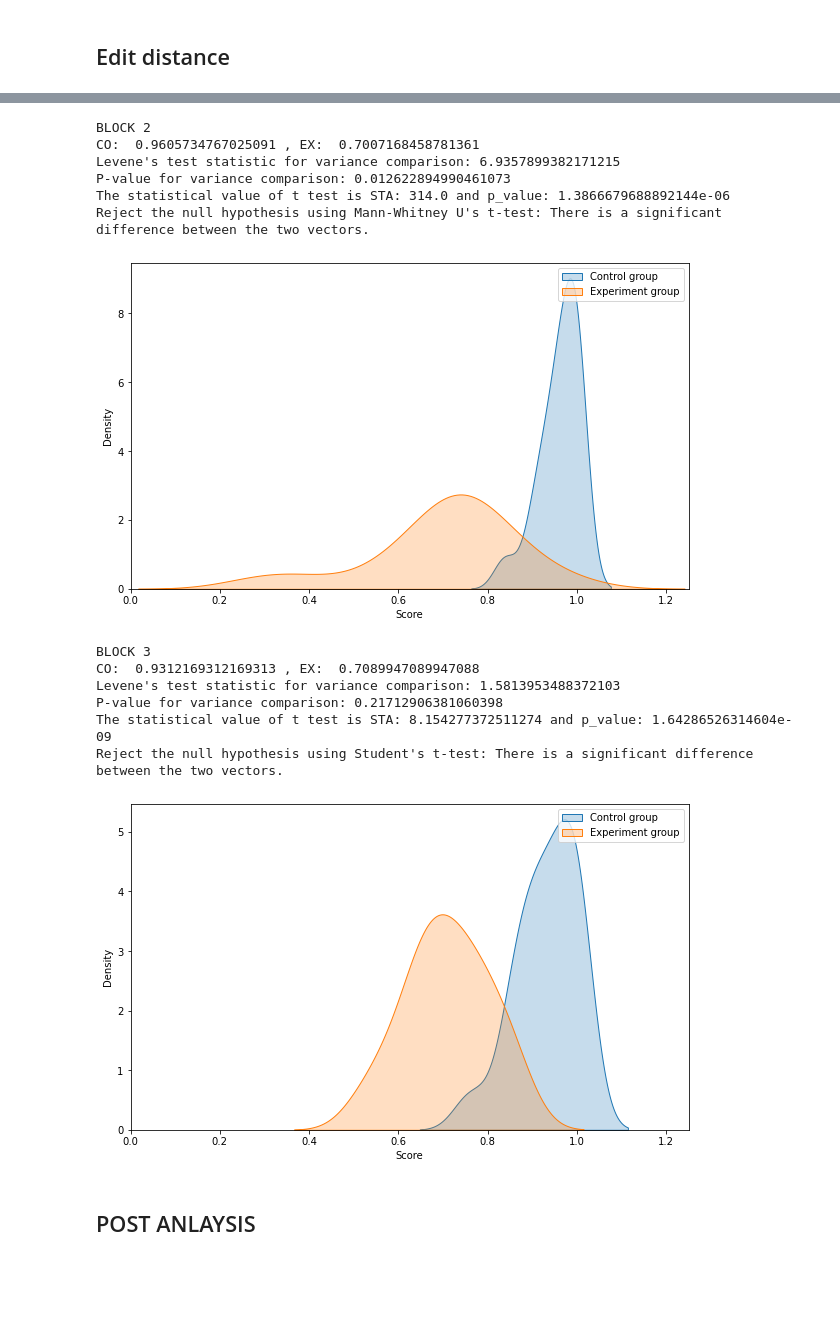
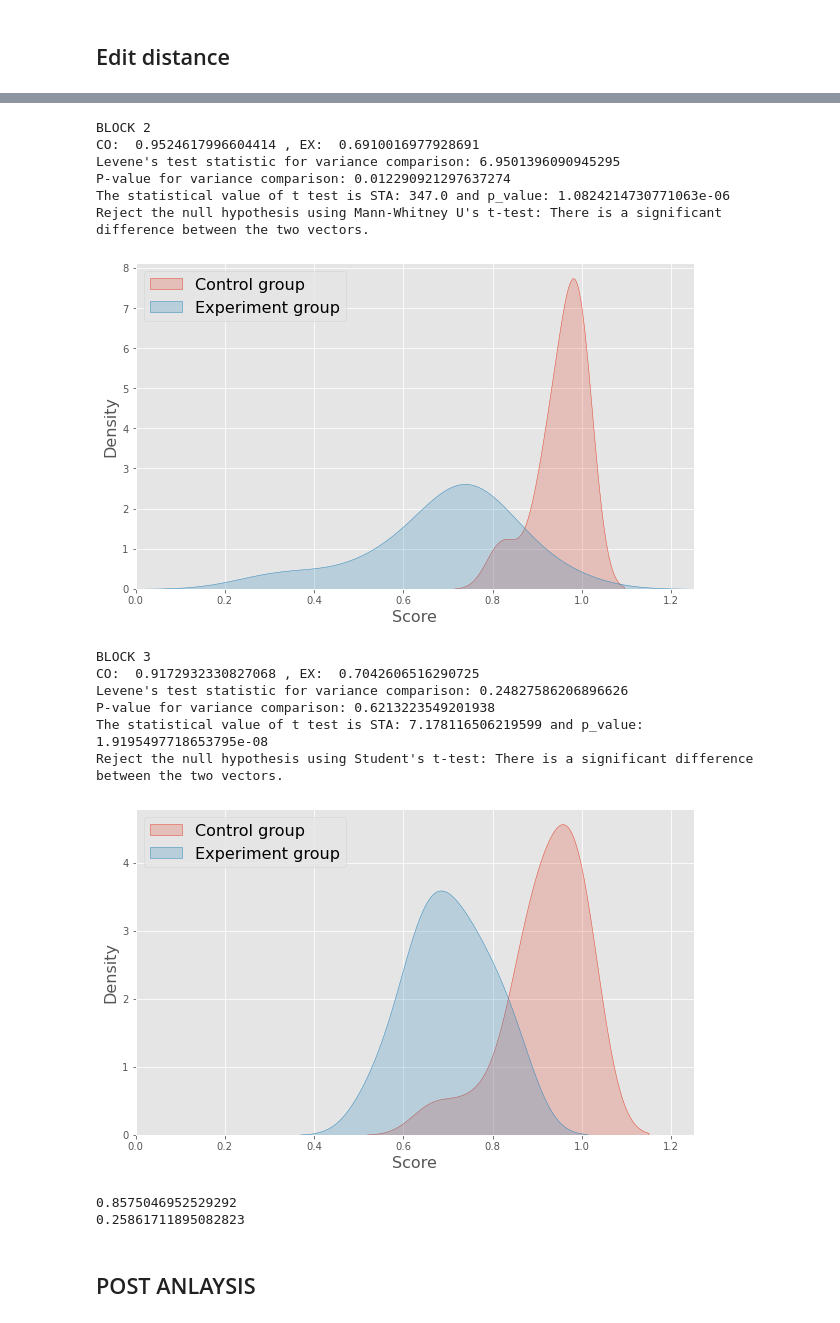
Before and after one commit to hinczhang/GraduteThesis_Master, a Jupyter notebook: EXP_DATA/group_diff.ipynb, the cells around one changed output, grey strips where cells are left out. Saved outputs shown, nothing was run; the diff lists cells and outputs as text; code cells hidden in the pictures; blank space fills up the shorter version.

```diff
--- a/EXP_DATA/group_diff.ipynb
+++ b/EXP_DATA/group_diff.ipynb
@@ -360,8 +358,8 @@ def model_analysis(scene_familiar, average_sod, familiar_mr, score, name = "defa
 # %% [markdown]
 ### Import data
 # %%
-CO_NUMS = list(range(1, 19))
-EX_NUMS = list(range(1, 19))
+CO_NUMS = list(range(1, 20))
+EX_NUMS = list(range(1, 20))
 co_json_datas = []
 ex_json_datas = []
 for name in CO_NUMS:
@@ -636,9 +648,16 @@ Reject the null hypothesis using Mann-Whitney U's t-test: There is a significant
 # %%
+def perform_anova(*data_arrays):
+    f_statistic, p_value = f_oneway(*data_arrays)
+    return p_value
+e_1 = []
+e_2 = []
+c_1 = []
+c_2 = []
 for idx, (df_c, df_e) in enumerate(zip(dataframes_co, dataframes_ex)):
     grouped_c = df_c.groupby("TYPE")
     grouped_e = df_e.groupby("TYPE")
     # 提取列名为 "1~12" 的列
-    columns_to_average = [str(i) for i in range(1, 18)]
+    columns_to_average = [str(i) for i in range(1, 20)]
     print("BLOCK ", idx + 1)
     # 计算每个分组中 "1~12" 列的平均值
     averages_e = grouped_e[columns_to_average].mean()
@@ -647,6 +666,14 @@ for idx, (df_c, df_e) in enumerate(zip(dataframes_co, dataframes_ex)):
     row_list_e_2 = averages_e.iloc[1].tolist()
     row_list_c_1 = averages_c.iloc[0].tolist()
     row_list_c_2 = averages_c.iloc[1].tolist()
+    e_1.append(row_list_e_1)
+    e_2.append(row_list_e_2)
+    c_1.append(row_list_c_1)
+    c_2.append(row_list_c_2)
     draw_kde_BLOCK(row_list_c_1, row_list_e_1, row_list_c_2, row_list_e_2, "quant_block" + str(idx + 1))
+print(perform_anova(e_1[0], e_1[1], e_1[2]))
+print(perform_anova(e_2[0], e_2[1], e_2[2]))
+print(perform_anova(c_1[0], c_1[1], c_1[2]))
+print(perform_anova(c_2[0], c_2[1], c_2[2]))
 # %% [output]
 BLOCK  1
@@ -718,4 +773,6 @@ Reject the null hypothesis using Mann-Whitney U's t-test: There is a significant
 # %%
+e_e = []
+e_c = []
 for i in range(3):
     array_c = [item[i] for item in co_edit_score]
     array_e = [item[i] for item in ex_edit_score]
@@ -723,16 +780,20 @@ for i in range(3):
     print("CO: ", np.mean(array_c), ", EX: ", np.mean(array_e))
     diff_analysis(array_c, array_e)
     # 绘制两组数据的核密度估计图
+    e_e.append(array_e)
+    e_c.append(array_c)
     plt.figure(figsize=(10, 6))
     sns.kdeplot(array_c, label='Control group', fill=True)
     sns.kdeplot(array_e, label='Experiment group', fill=True)
-    plt.xlabel('Score')
-    plt.ylabel('Density')
+    plt.xlabel('Score', fontsize = 16)
+    plt.ylabel('Density', fontsize = 16)
     # plt.title('Kernel Density Estimate of Two Data Sets')
-    plt.legend()
+    plt.legend(fontsize = 16, loc='upper left')
     plt.xlim(0, 1.25)
     plt.savefig("edit_block" + str(i + 1) + ".png")
     plt.show()
     print("\n")
+print(perform_anova(e_e[0], e_e[1], e_e[2]))
+print(perform_anova(e_c[0], e_c[1], e_c[2]))
 # %% [output]
 BLOCK 1
@@ -745,17 +806,19 @@ Reject the null hypothesis using Mann-Whitney U's t-test: There is a significant
 BLOCK 2
-CO:  0.9605734767025091 , EX:  0.7007168458781361
-Levene's test statistic for variance comparison: 6.9357899382171215
-P-value for variance comparison: 0.012622894990461073
-The statistical value of t test is STA: 314.0 and p_value: 1.3866679688892144e-06
+CO:  0.9524617996604414 , EX:  0.6910016977928691
+Levene's test statistic for variance comparison: 6.9501396090945295
+P-value for variance comparison: 0.012290921297637274
+The statistical value of t test is STA: 347.0 and p_value: 1.0824214730771063e-06
 Reject the null hypothesis using Mann-Whitney U's t-test: There is a significant difference between the two vectors.
-[figure, old version]
+[figure, new version]
 BLOCK 3
-CO:  0.9312169312169313 , EX:  0.7089947089947088
-Levene's test statistic for variance comparison: 1.5813953488372103
-P-value for variance comparison: 0.21712906381060398
-The statistical value of t test is STA: 8.154277372511274 and p_value: 1.64286526314604e-09
+CO:  0.9172932330827068 , EX:  0.7042606516290725
+Levene's test statistic for variance comparison: 0.24827586206896626
+P-value for variance comparison: 0.6213223549201938
+The statistical value of t test is STA: 7.178116506219599 and p_value: 1.9195497718653795e-08
 Reject the null hypothesis using Student's t-test: There is a significant difference between the two vectors.
-[figure, old version]
+[figure, new version]
+0.8575046952529292
+0.25861711895082823
 # %% [markdown]
 ## POST ANLAYSIS
 # %%
```
Also changed, not shown: parts of 39 cells of this notebook, 30 other files.
